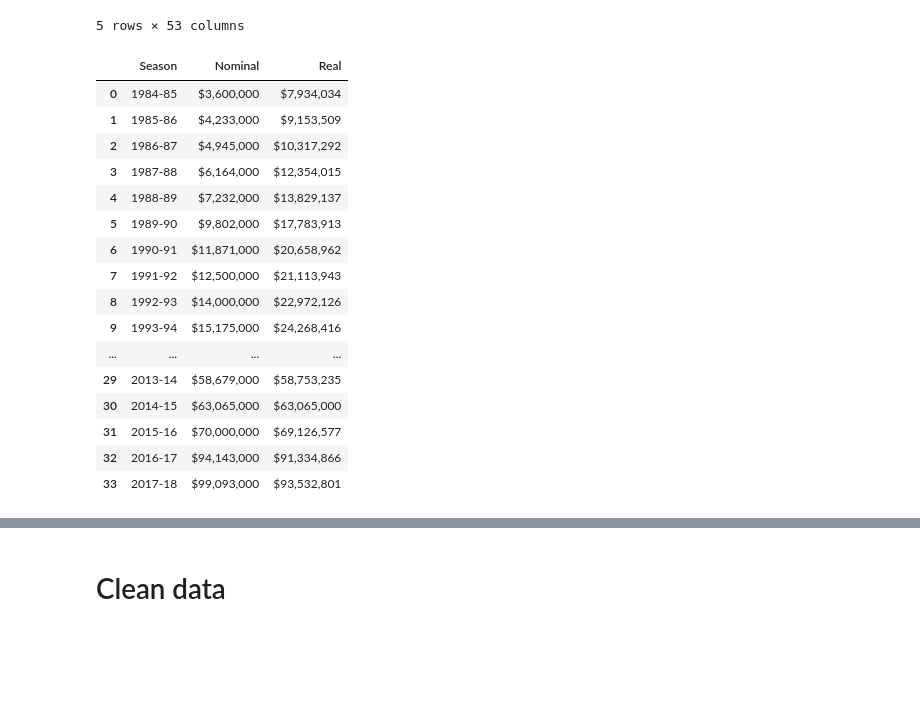
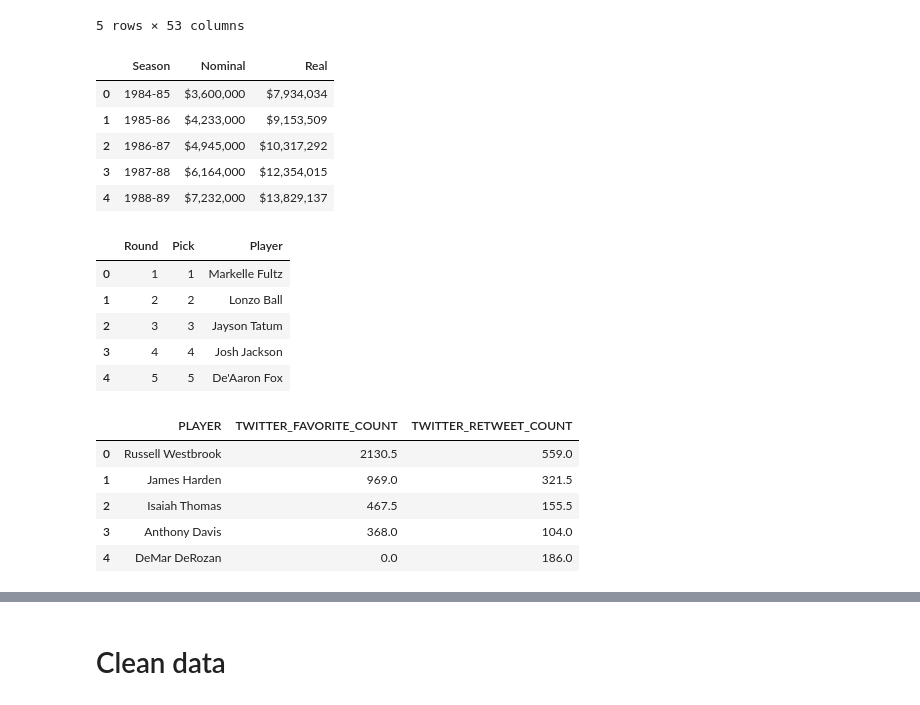
Before and after one commit to dcleung/CIS520-Project, a Jupyter notebook: Notebooks/NBA_Salaries.ipynb, the cells around one changed output, grey strips where cells are left out. Drawn from its saved outputs; the diff is of its cells as text; code cells hidden in the pictures; blank space fills up the shorter version.

```diff
--- a/Notebooks/NBA_Salaries.ipynb
+++ b/Notebooks/NBA_Salaries.ipynb
@@ -58,22 +64,30 @@ Index(['Unnamed: 0', 'Year', 'Player', 'Pos', 'Age', 'Tm', 'G', 'GS', 'MP',
 | 4 | 4 | 1950.0 | Ed Bartels | F | 24.0 | DNN | 13.0 | NaN | NaN | NaN | ... | ... |
 5 rows × 53 columns
 # %%
-salary_cap_df
+salary_cap_df.head()
 # %% [output]
 |  | Season | Nominal | Real |
 | 0 | 1984-85 | $3,600,000 | $7,934,034 |
 | 1 | 1985-86 | $4,233,000 | $9,153,509 |
 | 2 | 1986-87 | $4,945,000 | $10,317,292 |
 | 3 | 1987-88 | $6,164,000 | $12,354,015 |
 | 4 | 1988-89 | $7,232,000 | $13,829,137 |
-| 5 | 1989-90 | $9,802,000 | $17,783,913 |
-| 6 | 1990-91 | $11,871,000 | $20,658,962 |
-| 7 | 1991-92 | $12,500,000 | $21,113,943 |
-| 8 | 1992-93 | $14,000,000 | $22,972,126 |
-| 9 | 1993-94 | $15,175,000 | $24,268,416 |
-| ... | ... | ... | ... |
-| 29 | 2013-14 | $58,679,000 | $58,753,235 |
-| 30 | 2014-15 | $63,065,000 | $63,065,000 |
-| 31 | 2015-16 | $70,000,000 | $69,126,577 |
-| 32 | 2016-17 | $94,143,000 | $91,334,866 |
-| 33 | 2017-18 | $99,093,000 | $93,532,801 |
+# %%
+draft_pos_df = draft_pos_df[['Round', 'Pick', 'Player']]
+draft_pos_df.head()
+# %% [output]
+|  | Round | Pick | Player |
+| 0 | 1 | 1 | Markelle Fultz |
+| 1 | 2 | 2 | Lonzo Ball |
+| 2 | 3 | 3 | Jayson Tatum |
+| 3 | 4 | 4 | Josh Jackson |
+| 4 | 5 | 5 | De'Aaron Fox |
+# %%
+twitter_df.head()
+# %% [output]
+|  | PLAYER | TWITTER_FAVORITE_COUNT | TWITTER_RETWEET_COUNT |
+| 0 | Russell Westbrook | 2130.5 | 559.0 |
+| 1 | James Harden | 969.0 | 321.5 |
+| 2 | Isaiah Thomas | 467.5 | 155.5 |
+| 3 | Anthony Davis | 368.0 | 104.0 |
+| 4 | DeMar DeRozan | 0.0 | 186.0 |
```
Also changed, not shown: parts of 27 cells of this notebook.
